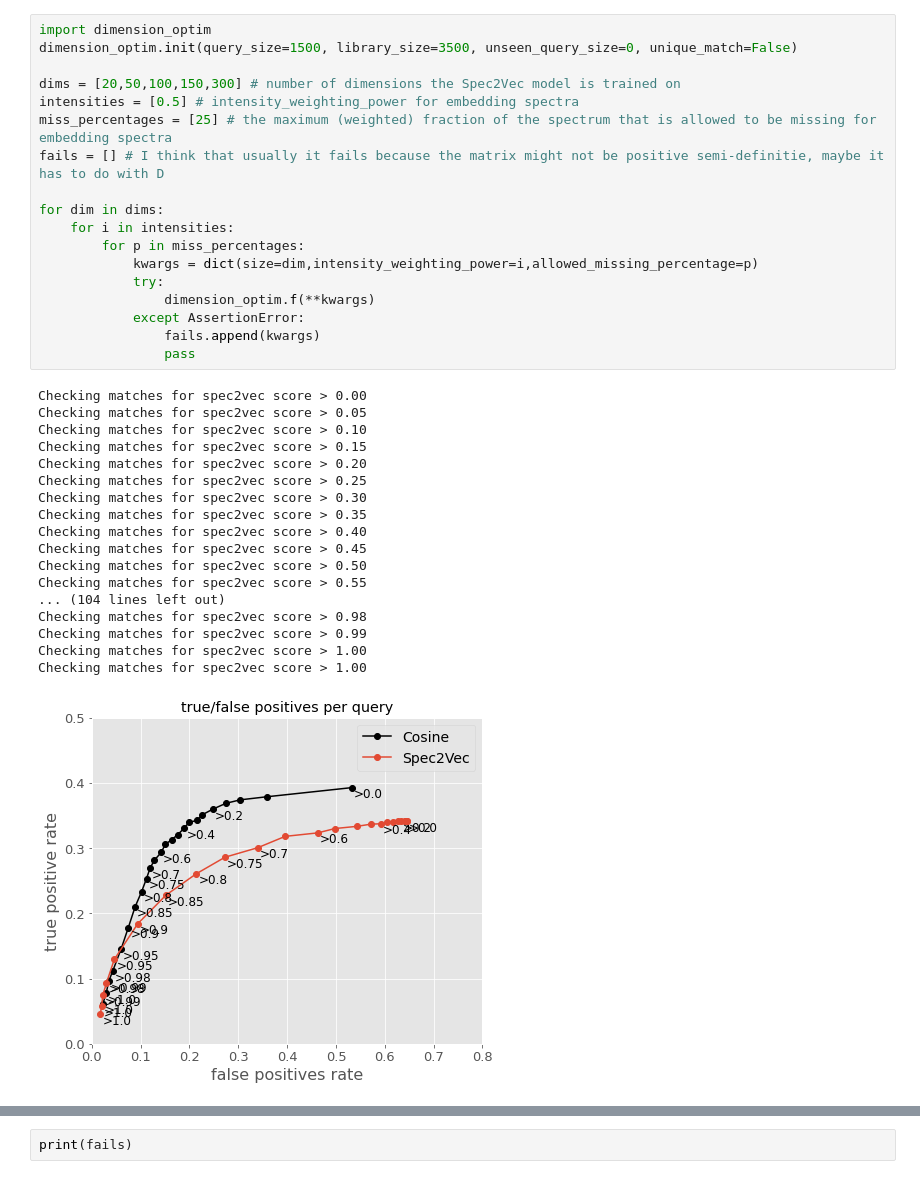
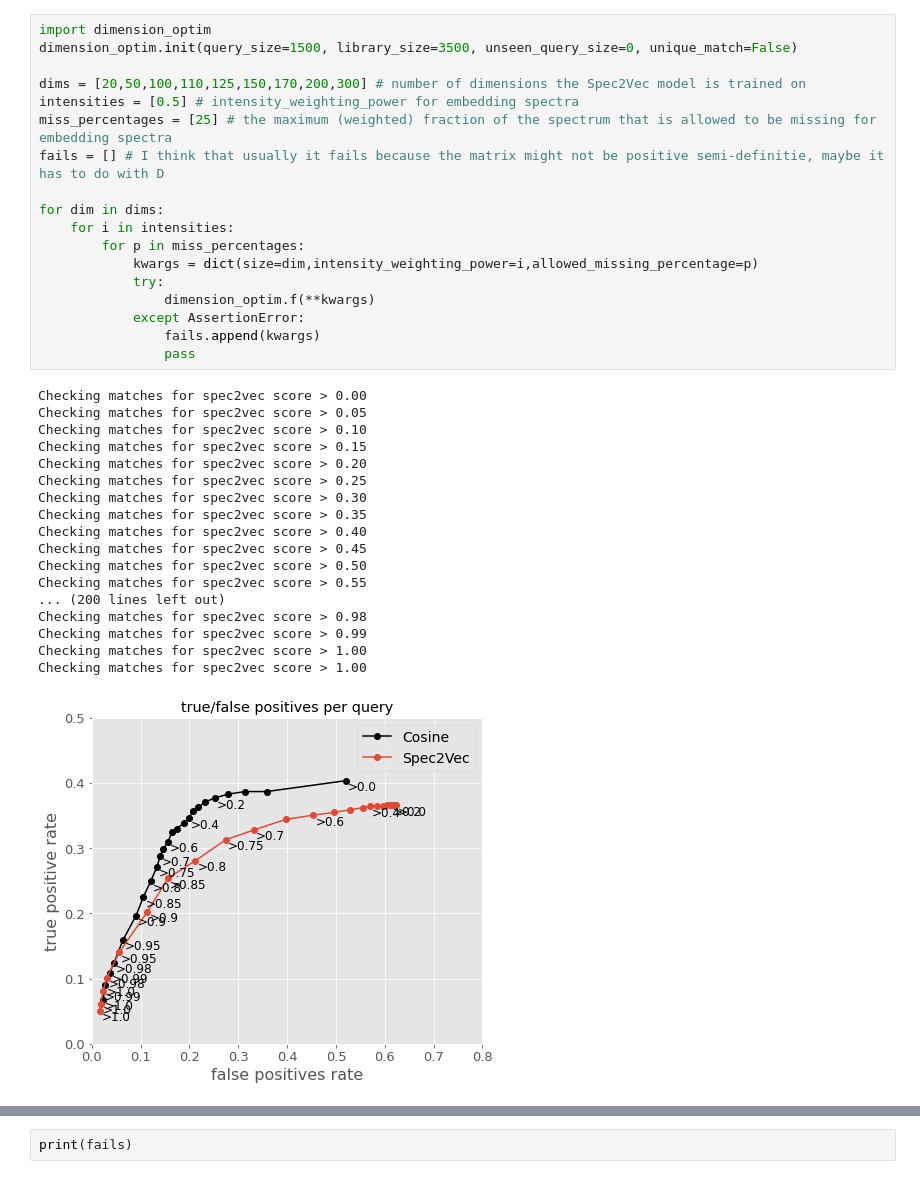
Before and after one commit to nitrozyna/FDR-Metabolomics, a Jupyter notebook: src/grid_search_dimensions_spec2vec.ipynb, the cells around one changed output, grey strips where cells are left out. Cells and saved outputs as stored; diff of their text form.

Commit message:
More dimensions in the range 100-200

```diff
--- a/src/grid_search_dimensions_spec2vec.ipynb
+++ b/src/grid_search_dimensions_spec2vec.ipynb
@@ -2,36 +2,36 @@
 import dimension_optim
 dimension_optim.init(query_size=1500, library_size=3500, unseen_query_size=0, unique_match=False)
 
-dims = [20,50,100,150,300] # number of dimensions the Spec2Vec model is trained on
+dims = [20,50,100,110,125,150,170,200,300] # number of dimensions the Spec2Vec model is trained on
 intensities = [0.5] # intensity_weighting_power for embedding spectra
 miss_percentages = [25] # the maximum (weighted) fraction of the spectrum that is allowed to be missing for embedding spectra
 fails = [] # I think that usually it fails because the matrix might not be positive semi-definitie, maybe it has to do with D
 
 for dim in dims:
     for i in intensities:
         for p in miss_percentages:
             kwargs = dict(size=dim,intensity_weighting_power=i,allowed_missing_percentage=p)
             try:
                 dimension_optim.f(**kwargs)
             except AssertionError:
                 fails.append(kwargs)
                 pass
 # %% [output]
 Checking matches for spec2vec score > 0.00
 Checking matches for spec2vec score > 0.05
 Checking matches for spec2vec score > 0.10
 Checking matches for spec2vec score > 0.15
 Checking matches for spec2vec score > 0.20
 Checking matches for spec2vec score > 0.25
 Checking matches for spec2vec score > 0.30
 Checking matches for spec2vec score > 0.35
 Checking matches for spec2vec score > 0.40
 Checking matches for spec2vec score > 0.45
 Checking matches for spec2vec score > 0.50
 Checking matches for spec2vec score > 0.55
-... (104 lines left out)
+... (200 lines left out)
 Checking matches for spec2vec score > 0.98
 Checking matches for spec2vec score > 0.99
 Checking matches for spec2vec score > 1.00
 Checking matches for spec2vec score > 1.00
-[figure, old version]
+[figure, new version]
```
Also changed, not shown: parts of 1 cell of this notebook, 1 other file.
